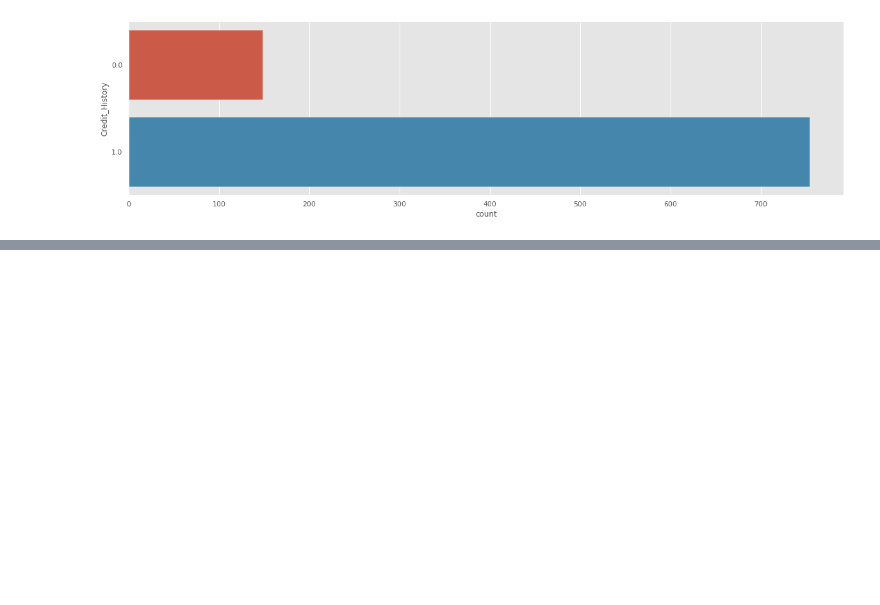
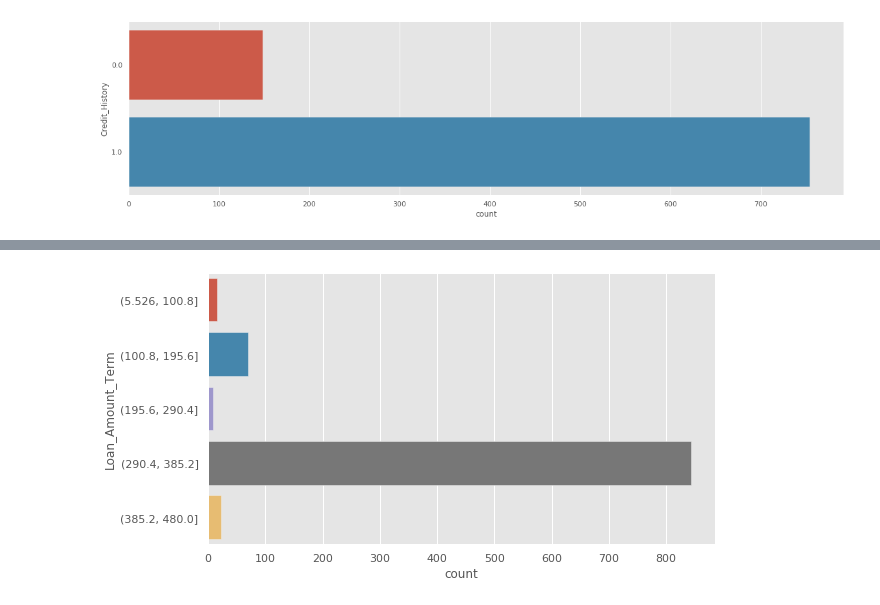
Before and after one commit to NilSagor/loan-pred, a Jupyter notebook: loan_predict.ipynb, the cells around one changed output, grey strips where cells are left out. Drawn from its saved outputs; the diff is of its cells as text; code cells hidden in the pictures; blank space fills up the shorter version.

```diff
--- a/loan_predict.ipynb
+++ b/loan_predict.ipynb
@@ -378,0 +435,9 @@ sns.countplot(y = "Credit_History", data = data_bin);
+# %%
+data_bin["Loan_Amount_Term"] = pd.cut(data_raw["Loan_Amount_Term"], 5)
+data_con["Loan_Amount_Term"] = data_raw["Loan_Amount_Term"]
+
+fig = plt.figure(figsize = (20,5))
+plt.subplot(1,2,1)
+sns.countplot(y = "Loan_Amount_Term", data = data_bin);
+# %% [output]
+[figure, added]
```
Also changed, not shown: parts of 8 cells of this notebook.
